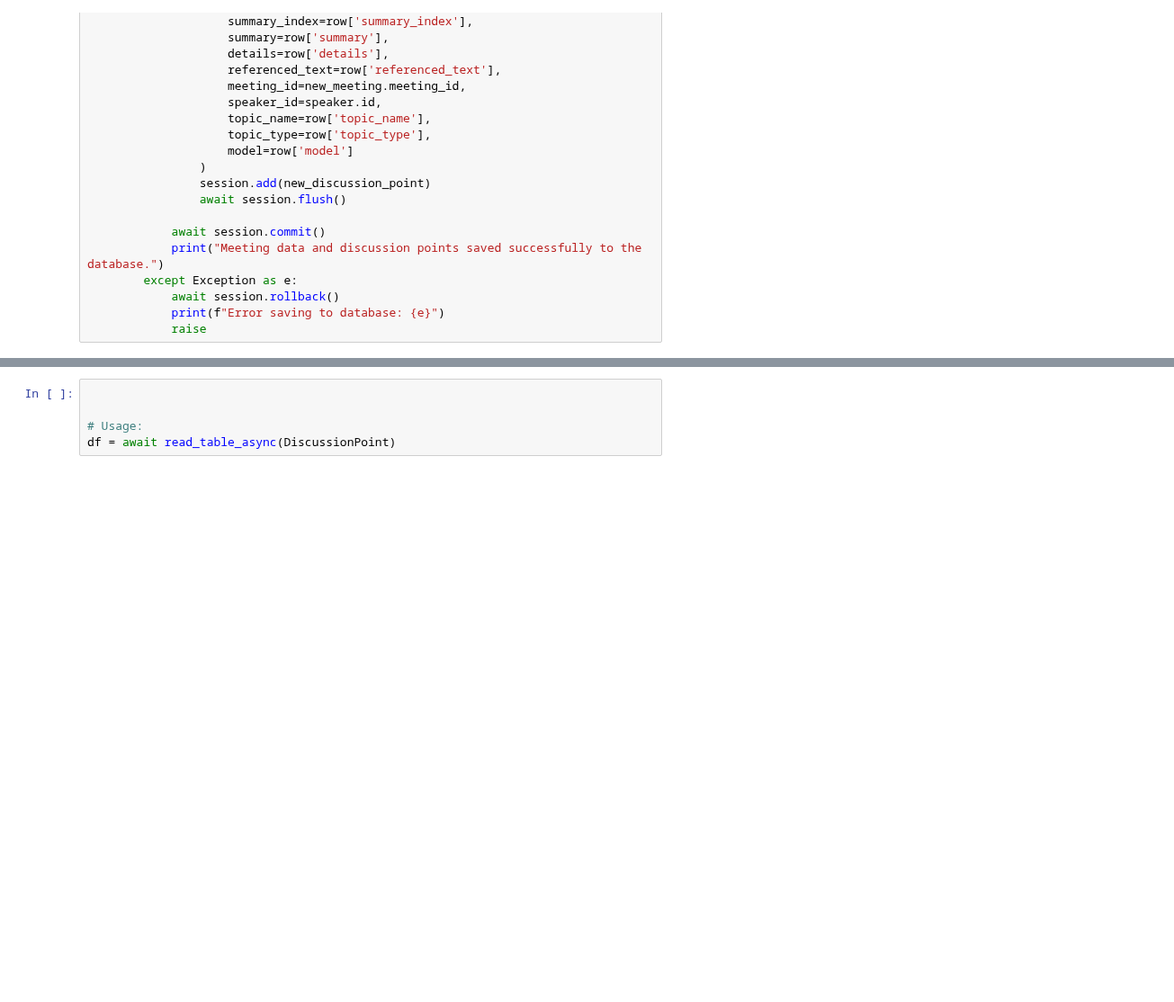
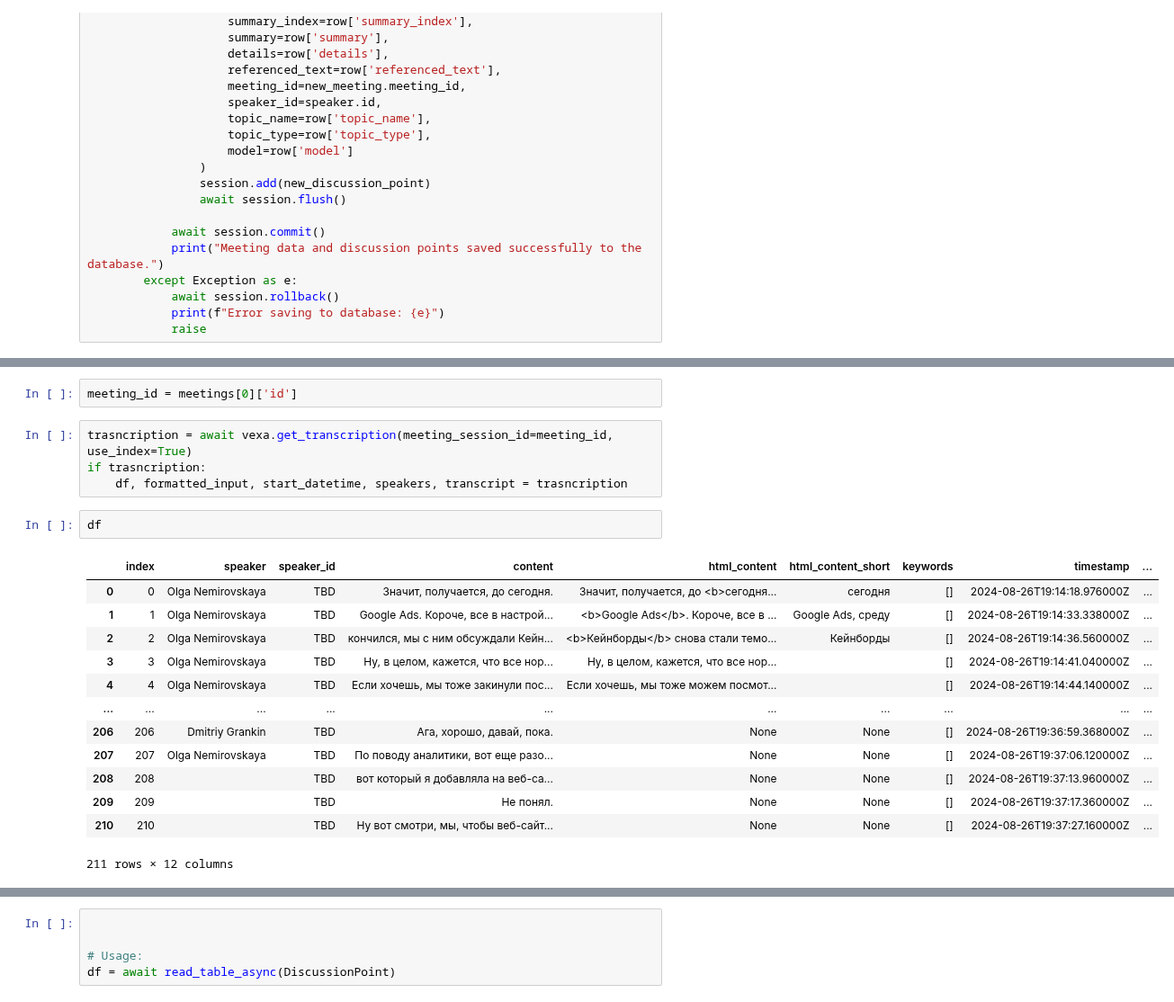
Before and after one commit to Vexa-ai/vexa-engine, a Jupyter notebook: 05.ipynb, the cells around one changed output, grey strips where cells are left out. Shown at 90% size. Drawn from its saved outputs; the diff is of its cells as text; blank space fills up the shorter version.

```diff
--- a/05.ipynb
+++ b/05.ipynb
@@ -162,4 +166,26 @@ meetings = meetings[-101:]
 User information retrieved successfully.
 Request URL: http://127.0.0.1:8001/api/v1/calls/all
 Request Params: {'token': '3ae04e20124d40babc5107e658c666b6'}
+# %%
+meeting_id = meetings[0]['id']
+# %%
+trasncription = await vexa.get_transcription(meeting_session_id=meeting_id, use_index=True)
+if trasncription:
+    df, formatted_input, start_datetime, speakers, transcript = trasncription
+# %%
+df
+# %% [output]
+|  | index | speaker | speaker_id | content | html_content | html_content_short | keywords | timestamp | ... |
+| 0 | 0 | Olga Nemirovskaya | TBD | Значит, получается, до сегодня. | Значит, получается, до <b>сегодня... | сегодня | [] | 2024-08-26T19:14:18.976000Z | ... |
+| 1 | 1 | Olga Nemirovskaya | TBD | Google Ads. Короче, все в настрой... | <b>Google Ads</b>. Короче, все в ... | Google Ads, среду | [] | 2024-08-26T19:14:33.338000Z | ... |
+| 2 | 2 | Olga Nemirovskaya | TBD | кончился, мы с ним обсуждали Кейн... | <b>Кейнборды</b> снова стали темо... | Кейнборды | [] | 2024-08-26T19:14:36.560000Z | ... |
+| 3 | 3 | Olga Nemirovskaya | TBD | Ну, в целом, кажется, что все нор... | Ну, в целом, кажется, что все нор... |  | [] | 2024-08-26T19:14:41.040000Z | ... |
+| 4 | 4 | Olga Nemirovskaya | TBD | Если хочешь, мы тоже закинули пос... | Если хочешь, мы тоже можем посмот... |  | [] | 2024-08-26T19:14:44.140000Z | ... |
+| ... | ... | ... | ... | ... | ... | ... | ... | ... | ... |
+| 206 | 206 | Dmitriy Grankin | TBD | Ага, хорошо, давай, пока. | None | None | [] | 2024-08-26T19:36:59.368000Z | ... |
+| 207 | 207 | Olga Nemirovskaya | TBD | По поводу аналитики, вот еще разо... | None | None | [] | 2024-08-26T19:37:06.120000Z | ... |
+| 208 | 208 |  | TBD | вот который я добавляла на веб-са... | None | None | [] | 2024-08-26T19:37:13.960000Z | ... |
+| 209 | 209 |  | TBD | Не понял. | None | None | [] | 2024-08-26T19:37:17.360000Z | ... |
+| 210 | 210 |  | TBD | Ну вот смотри, мы, чтобы веб-сайт... | None | None | [] | 2024-08-26T19:37:27.160000Z | ... |
+211 rows × 12 columns
 # %%
```
Also changed, not shown: parts of 6 cells of this notebook, 13 other files.
